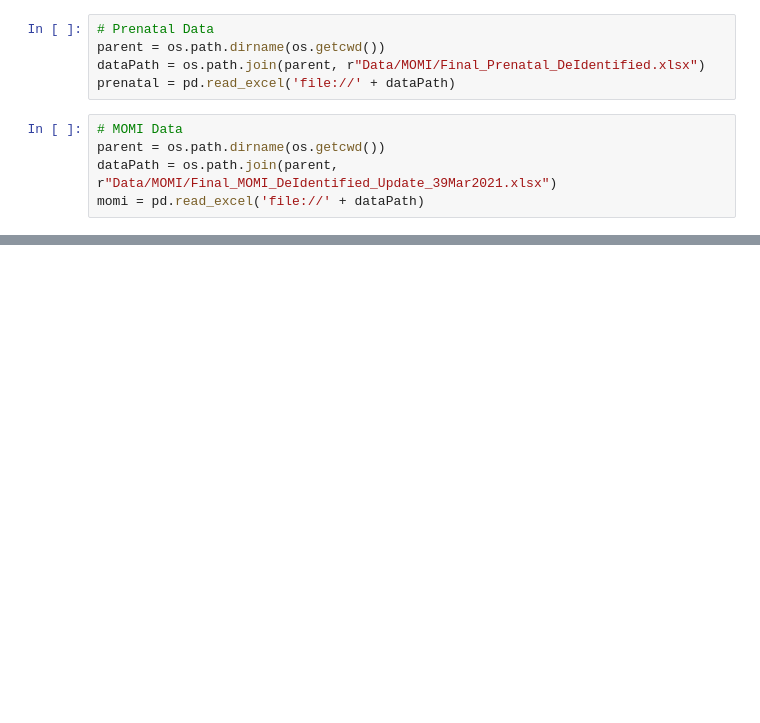
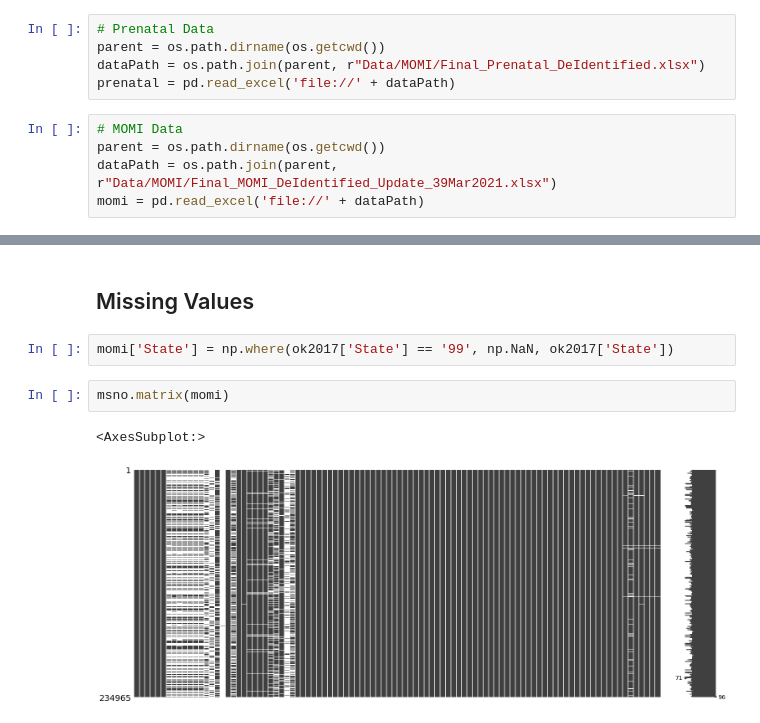
Before and after one commit to rachellb/Bennett_OUDSA5900, a Jupyter notebook: Descriptions/Momi_Descriptions.ipynb, the cells around one changed output, grey strips where cells are left out. Drawn from its saved outputs; the diff is of its cells as text; blank space fills up the shorter version.

```diff
--- a/Descriptions/Momi_Descriptions.ipynb
+++ b/Descriptions/Momi_Descriptions.ipynb
@@ -21,0 +91,9 @@ report
+# %% [markdown]
+## Missing Values
+# %%
+momi['State'] = np.where(ok2017['State'] == '99', np.NaN, ok2017['State'])
+# %%
+msno.matrix(momi)
+# %% [output]
+<AxesSubplot:>
+[figure, added]
```
Also changed, not shown: parts of 16 cells of this notebook, 1 other file.
